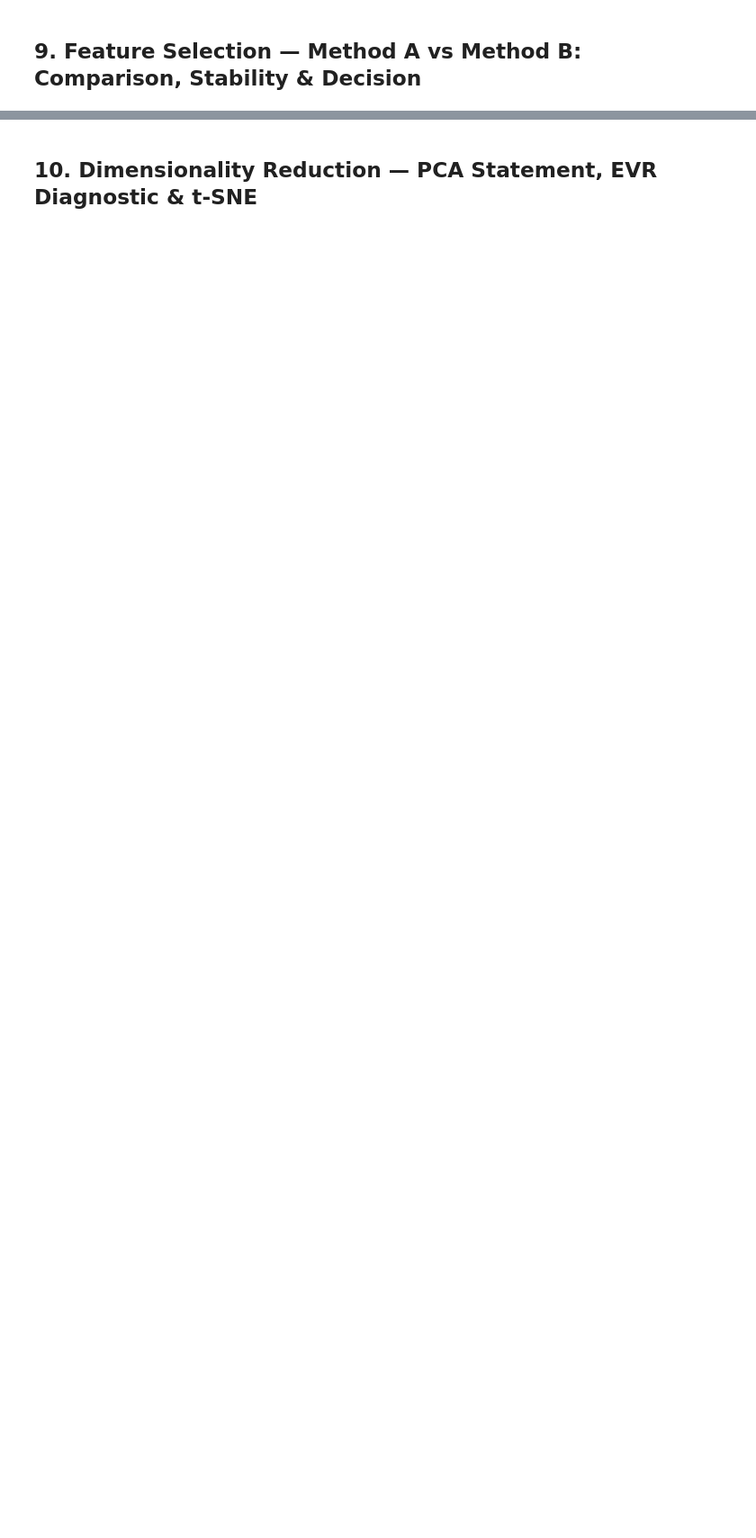
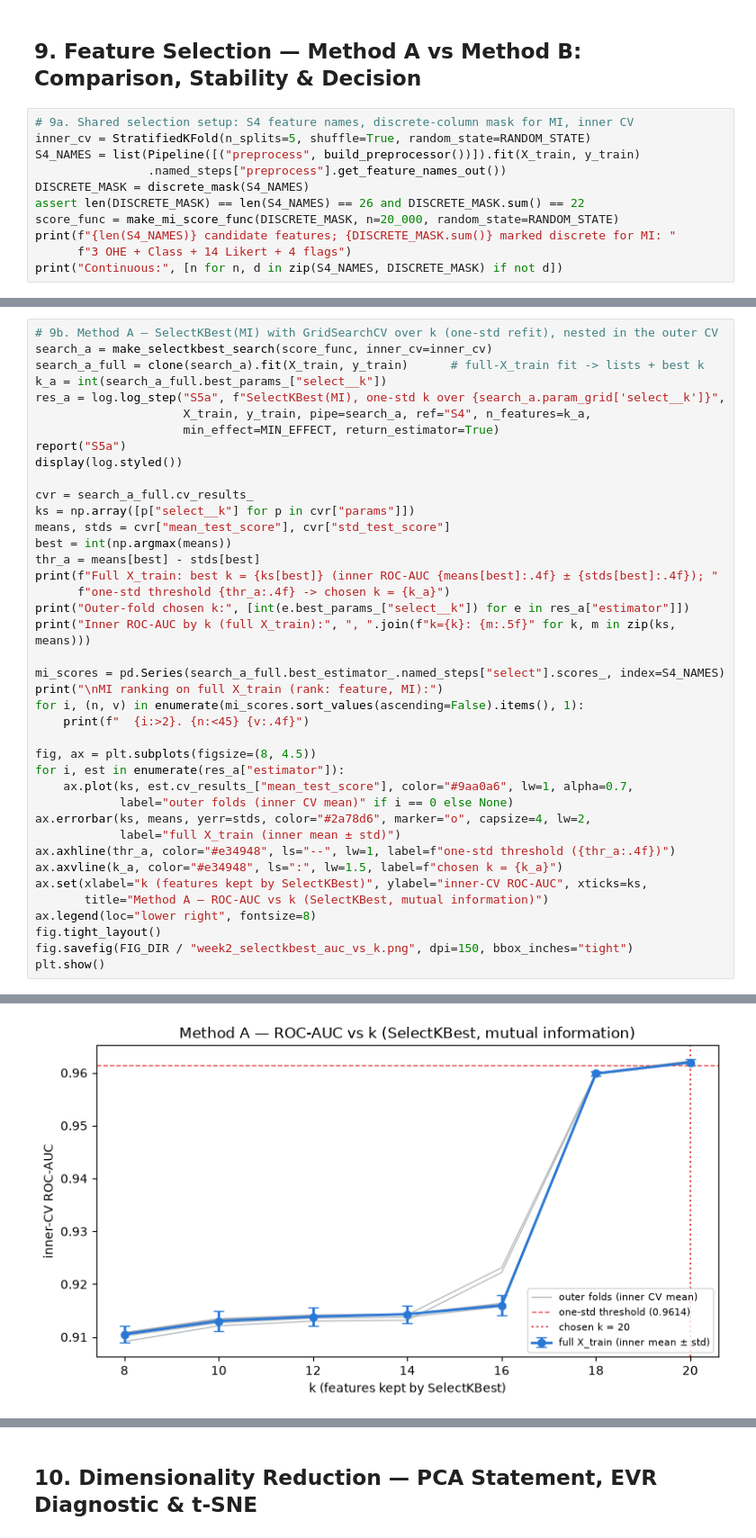
Before and after one commit to Arsen-kbtu/ML-project, a Jupyter notebook: notebooks/Team22_Week2_FeatureEngineering.ipynb, the cells around one changed output, grey strips where cells are left out. Shown at 90% size. Cells and saved outputs as stored; diff of their text form; blank space fills up the shorter version.

Commit message:
(Kamila) Complete Week 2 feature engineering notebook and reports

```diff
--- a/notebooks/Team22_Week2_FeatureEngineering.ipynb
+++ b/notebooks/Team22_Week2_FeatureEngineering.ipynb
@@ -536,2 +822,13 @@ S4 adds `VarianceThreshold(0.0099)` to the flag branch, cutting width from 36 to
 # %% [markdown]
 ## 9. Feature Selection — Method A vs Method B: Comparison, Stability & Decision
+# %%
+# 9a. Shared selection setup: S4 feature names, discrete-column mask for MI, inner CV
+inner_cv = StratifiedKFold(n_splits=5, shuffle=True, random_state=RANDOM_STATE)
+S4_NAMES = list(Pipeline([("preprocess", build_preprocessor())]).fit(X_train, y_train)
+                .named_steps["preprocess"].get_feature_names_out())
+DISCRETE_MASK = discrete_mask(S4_NAMES)
+assert len(DISCRETE_MASK) == len(S4_NAMES) == 26 and DISCRETE_MASK.sum() == 22
+score_func = make_mi_score_func(DISCRETE_MASK, n=20_000, random_state=RANDOM_STATE)
+print(f"{len(S4_NAMES)} candidate features; {DISCRETE_MASK.sum()} marked discrete for MI: "
+      f"3 OHE + Class + 14 Likert + 4 flags")
+print("Continuous:", [n for n, d in zip(S4_NAMES, DISCRETE_MASK) if not d])
@@ -537,0 +838,41 @@ S4 adds `VarianceThreshold(0.0099)` to the flag branch, cutting width from 36 to
+# %%
+# 9b. Method A — SelectKBest(MI) with GridSearchCV over k (one-std refit), nested in the outer CV
+search_a = make_selectkbest_search(score_func, inner_cv=inner_cv)
+search_a_full = clone(search_a).fit(X_train, y_train)      # full-X_train fit -> lists + best k
+k_a = int(search_a_full.best_params_["select__k"])
+res_a = log.log_step("S5a", f"SelectKBest(MI), one-std k over {search_a.param_grid['select__k']}",
+                     X_train, y_train, pipe=search_a, ref="S4", n_features=k_a,
+                     min_effect=MIN_EFFECT, return_estimator=True)
+report("S5a")
+display(log.styled())
+
+cvr = search_a_full.cv_results_
+ks = np.array([p["select__k"] for p in cvr["params"]])
+means, stds = cvr["mean_test_score"], cvr["std_test_score"]
+best = int(np.argmax(means))
+thr_a = means[best] - stds[best]
+print(f"Full X_train: best k = {ks[best]} (inner ROC-AUC {means[best]:.4f} ± {stds[best]:.4f}); "
+      f"one-std threshold {thr_a:.4f} -> chosen k = {k_a}")
+print("Outer-fold chosen k:", [int(e.best_params_["select__k"]) for e in res_a["estimator"]])
+print("Inner ROC-AUC by k (full X_train):", ", ".join(f"k={k}: {m:.5f}" for k, m in zip(ks, means)))
+
+mi_scores = pd.Series(search_a_full.best_estimator_.named_steps["select"].scores_, index=S4_NAMES)
+print("\nMI ranking on full X_train (rank: feature, MI):")
+for i, (n, v) in enumerate(mi_scores.sort_values(ascending=False).items(), 1):
+    print(f"  {i:>2}. {n:<45} {v:.4f}")
+
+fig, ax = plt.subplots(figsize=(8, 4.5))
+for i, est in enumerate(res_a["estimator"]):
+    ax.plot(ks, est.cv_results_["mean_test_score"], color="#9aa0a6", lw=1, alpha=0.7,
+            label="outer folds (inner CV mean)" if i == 0 else None)
+ax.errorbar(ks, means, yerr=stds, color="#2a78d6", marker="o", capsize=4, lw=2,
+            label="full X_train (inner mean ± std)")
+ax.axhline(thr_a, color="#e34948", ls="--", lw=1, label=f"one-std threshold ({thr_a:.4f})")
+ax.axvline(k_a, color="#e34948", ls=":", lw=1.5, label=f"chosen k = {k_a}")
+ax.set(xlabel="k (features kept by SelectKBest)", ylabel="inner-CV ROC-AUC", xticks=ks,
+       title="Method A — ROC-AUC vs k (SelectKBest, mutual information)")
+ax.legend(loc="lower right", fontsize=8)
+fig.tight_layout()
+fig.savefig(FIG_DIR / "week2_selectkbest_auc_vs_k.png", dpi=150, bbox_inches="tight")
+plt.show()
+# %% [output]
@@ -537,0 +906 @@ S4 adds `VarianceThreshold(0.0099)` to the flag branch, cutting width from 36 to
+[figure, added]
```
Also changed, not shown: parts of 33 cells of this notebook, 8 other files.
